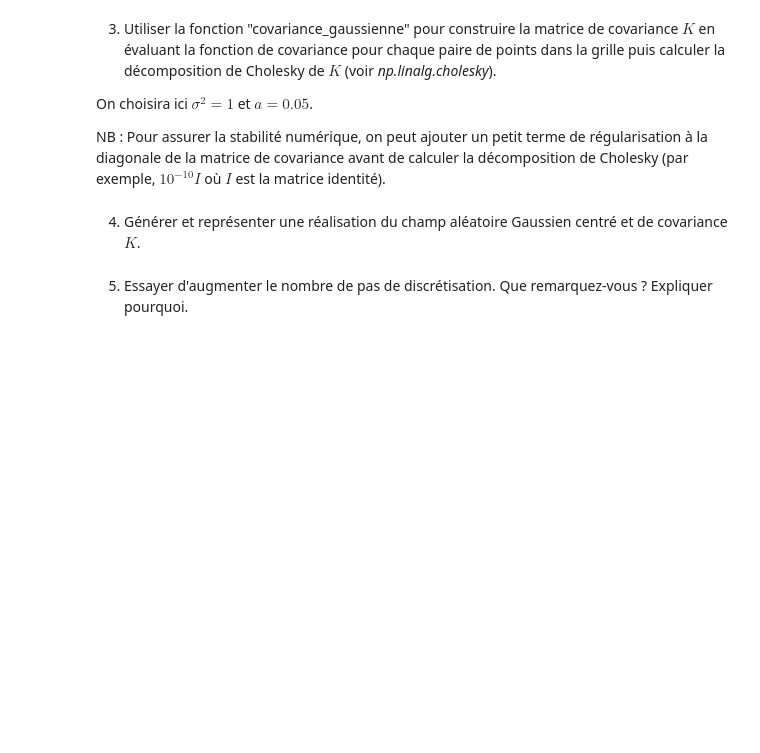
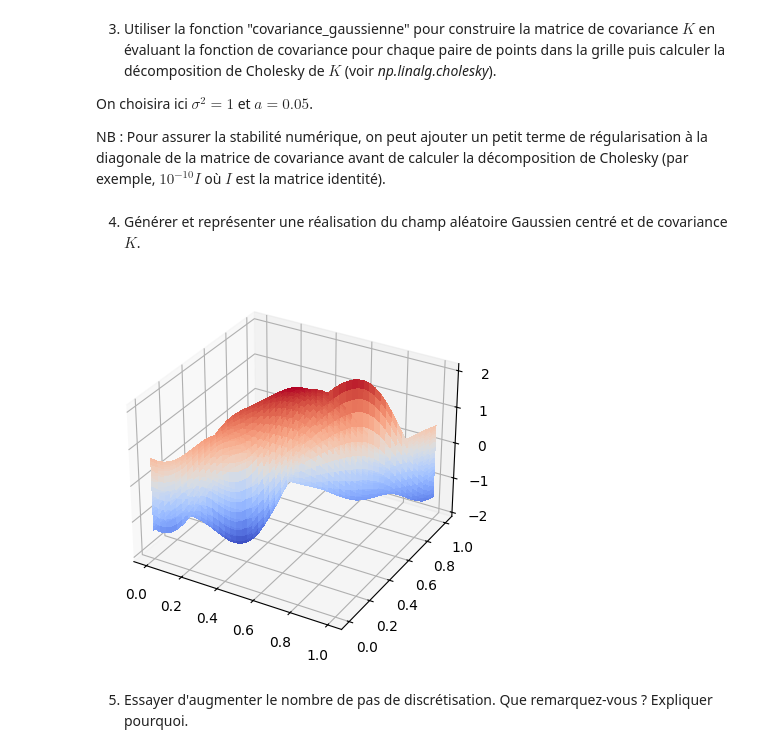
Before and after one commit to noamguillou/Projet-Probabilites, a Jupyter notebook: Projet Probabilités (1).ipynb, the cells around one changed output. Drawn from its saved outputs; the diff is of its cells as text; code cells hidden in the pictures; blank space fills up the shorter version.

```diff
--- a/Projet Probabilités (1).ipynb
+++ b/Projet Probabilités (1).ipynb
@@ -70,8 +68,36 @@ sigma2 = 1.0
 a = 0.05
 
 def matrice_cov(n,a, sigma2):
-    pass
+    matrice_distance = discretisation(n) # fabrication de la matrice distance
+    return covariance_gaussienne(matrice_distance, sigma2, a) # calcul de la covariance
+
+def decompo_Cholesky(matrice):
+    matrice = matrice +(np.identity(len(matrice))*10**(-10)) # on applique le conseil pour la stabilité numérique
+    return np.linalg.cholesky(matrice) # calcul de la décomposition de Cholesky
 # %% [markdown]
 4. Générer et représenter une réalisation du champ aléatoire Gaussien centré et de covariance $K$.
+# %%
+import matplotlib.pyplot as plt
+from matplotlib import cm
+
+# je suis vraiment pas convaincu de ce que j'ai fait
+# il faut relire cette cellule surtout et vérifier la cohérence des autres
+
+n = 50
+sigma2 = 1.0
+a = 0.05
+
+matrice = matrice_cov(n, a, sigma2)
+L = decompo_Cholesky(matrice)
+Y = np.random.normal(0,1, size=len(matrice))
+Z = L @ Y
+grille = Z.reshape(n,n)
+A = np.linspace(0, 1, n, endpoint=True)
+B = np.linspace(0, 1, n, endpoint=True)
+fig, ax = plt.subplots(subplot_kw={"projection": "3d"})
+surf = ax.plot_surface(A, B, grille, cmap=cm.coolwarm,linewidth=0, antialiased=False)
+plt.show()
+# %% [output]
+[figure, added]
 # %% [markdown]
 5. Essayer d'augmenter le nombre de pas de discrétisation. Que remarquez-vous ? Expliquer pourquoi.
```
Also changed, not shown: parts of 4 cells of this notebook.
